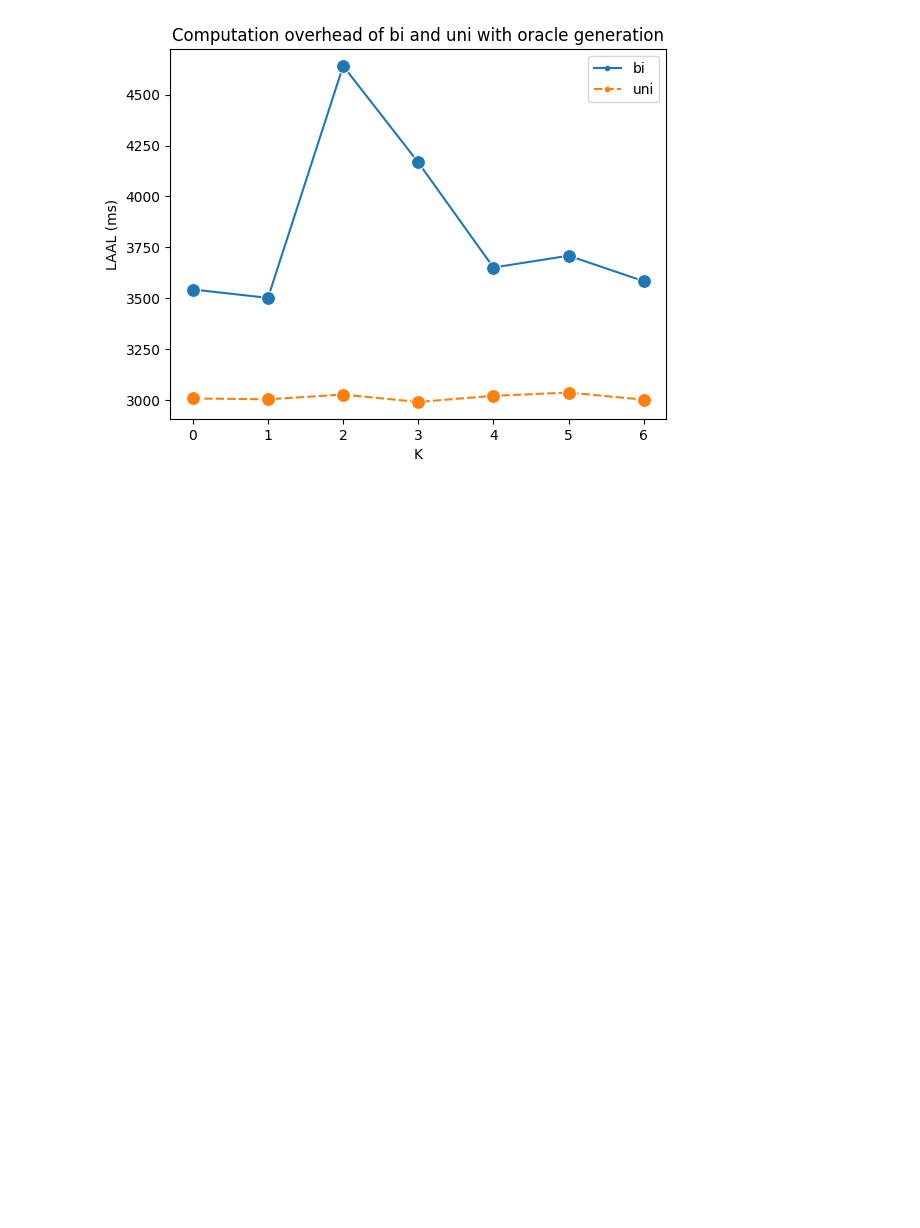
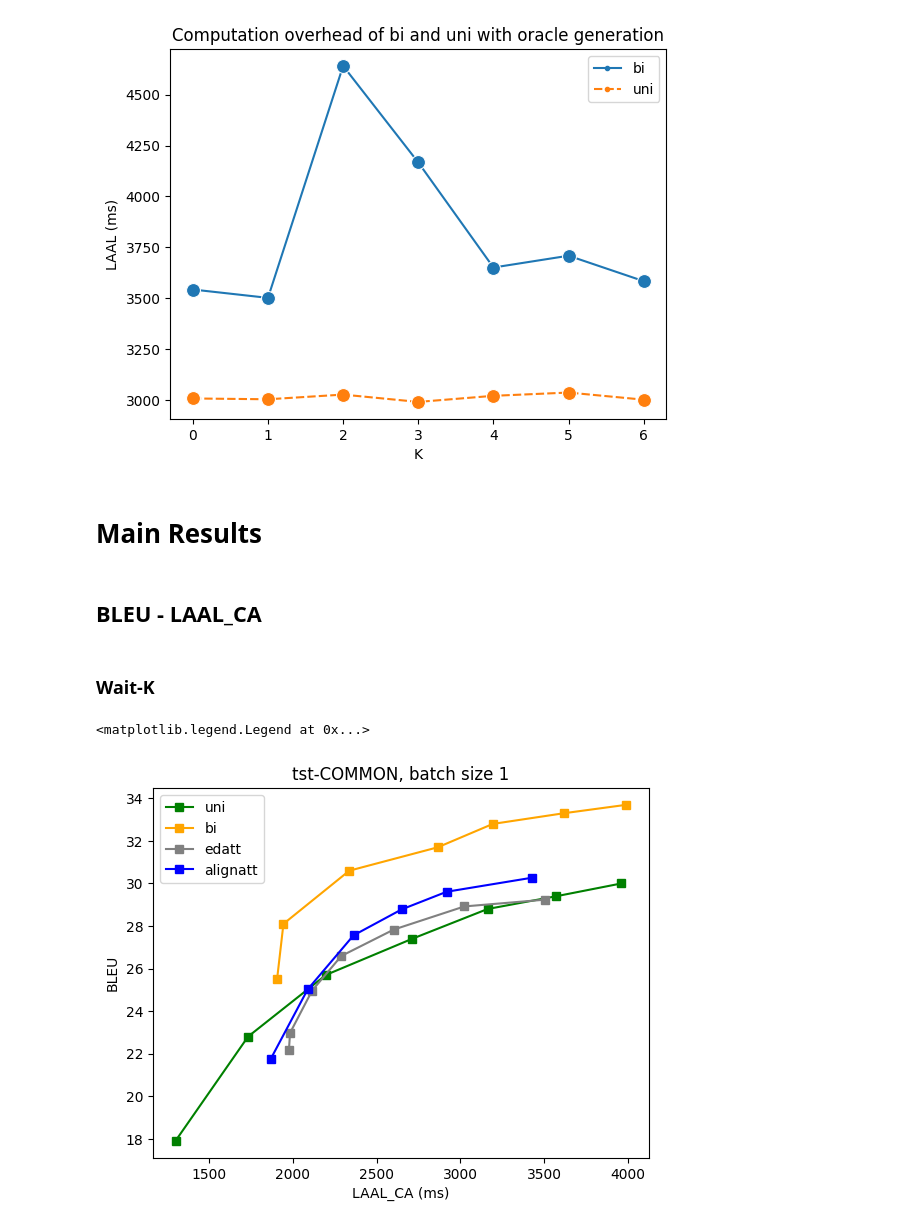
Before and after one commit to LeiLiLab/InfiniSST, a Jupyter notebook: plots/plot.ipynb, the cells around one changed output. Saved outputs shown, nothing was run; the diff lists cells and outputs as text; code cells hidden in the pictures; blank space fills up the shorter version.

```diff
--- a/plots/plot.ipynb
+++ b/plots/plot.ipynb
@@ -239,3 +223,56 @@ The markers list has fewer values (1) than needed (2) and will cycle, which may
   sns.lineplot(c_diff, markers='.', markersize=20)
 Text(0.5, 1.0, 'Computation overhead of bi and uni with oracle generation')
 [figure]
+# %% [markdown]
+# Main Results
+# %% [markdown]
+## BLEU - LAAL_CA
+# %%
+colors = {
+    'uni': 'green',
+    'bi': 'orange',
+    'edatt': 'grey',
+    'alignatt': 'blue',
+}
+# %% [markdown]
+### Wait-K
+# %%
+# tst-COMMON, bsz 1
+dfs = {}
+
+## uni
+df = pd.DataFrame(columns=['BLEU', 'LAAL', 'LAAL_c'])
+df['BLEU'] = [17.9, 22.8, 25.7, 27.4, 28.8, 29.4, 30.0]
+df['LAAL_CA'] = [1300, 1733, 2198, 2713, 3163, 3573, 3961]
+dfs['uni'] = df
+
+## bi
+df = pd.DataFrame(columns=['BLEU', 'LAAL', 'LAAL_c'])
+df['BLEU'] = [25.5, 28.1, 30.6, 31.7, 32.8, 33.3, 33.7]
+df['LAAL_CA'] = [1906, 1944, 2337, 2865, 3194, 3616, 3992]
+dfs['bi'] = df
+
+## edatt
+df = pd.DataFrame(columns=['BLEU', 'LAAL', 'LAAL_c'])
+df['BLEU'] = [22.15, 22.97, 24.96, 26.59, 27.83, 28.92, 29.24]
+df['LAAL_CA'] = [1976.6, 1983.4, 2114.9, 2289.4, 2602.0, 3024.1, 3508.5]
+dfs['edatt'] = df
+
+## alignatt
+df = pd.DataFrame(columns=['BLEU', 'LAAL', 'LAAL_c'])
+df['BLEU'] = [21.75, 25.02, 27.56, 28.78, 29.61, 30.27]
+df['LAAL_CA'] = [1868.2, 2088.7, 2362.4, 2649.7, 2918.3, 3427.8]
+dfs['alignatt'] = df
+
+## plot
+for key in dfs:
+    df = dfs[key]
+    color = colors[key]
+    plt.plot(df['LAAL_CA'], df['BLEU'], color=color, linestyle='solid', label=key, marker='s')
+plt.xlabel('LAAL_CA (ms)')
+plt.ylabel('BLEU')
+plt.title('tst-COMMON, batch size 1')
+plt.legend()
+# %% [output]
+<matplotlib.legend.Legend at 0x...>
+[figure, added]
```
Also changed, not shown: parts of 9 cells of this notebook, 9 other files.
